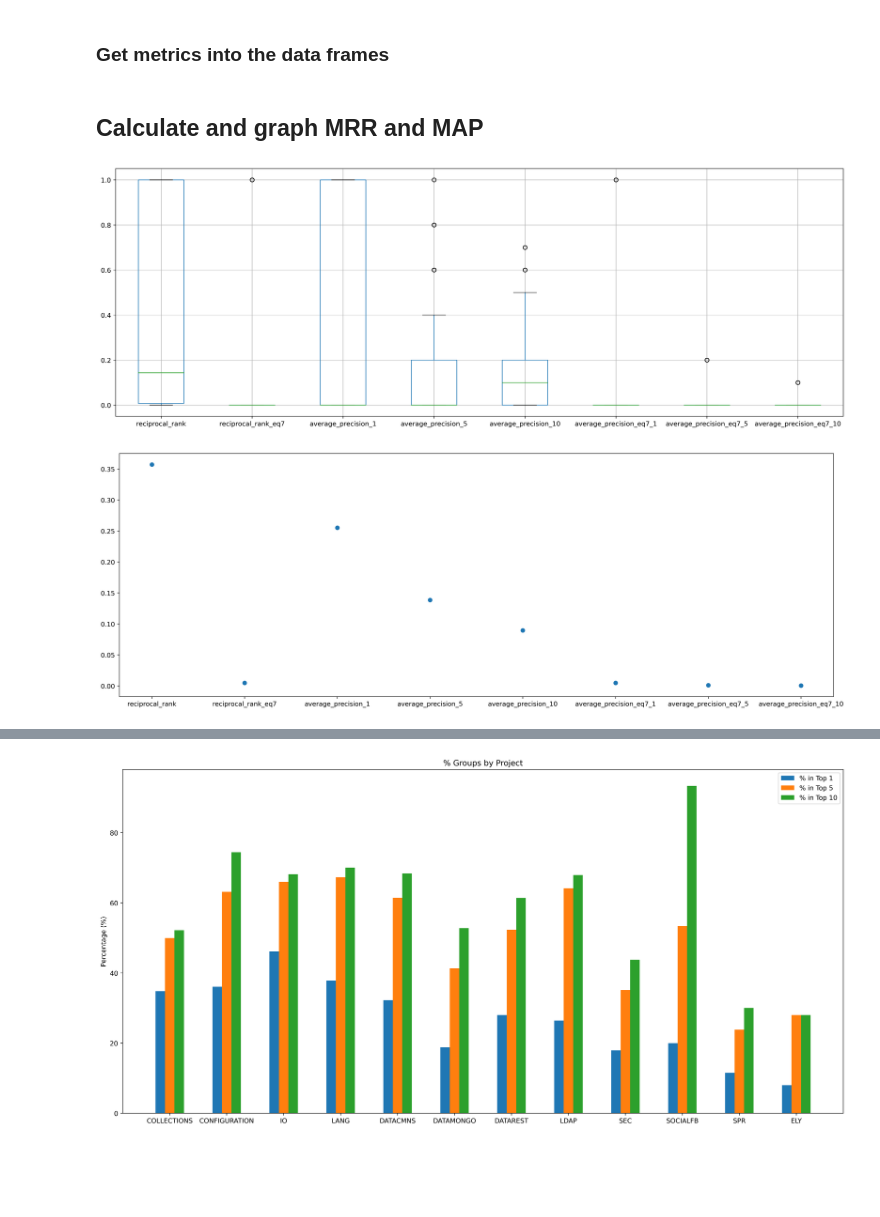
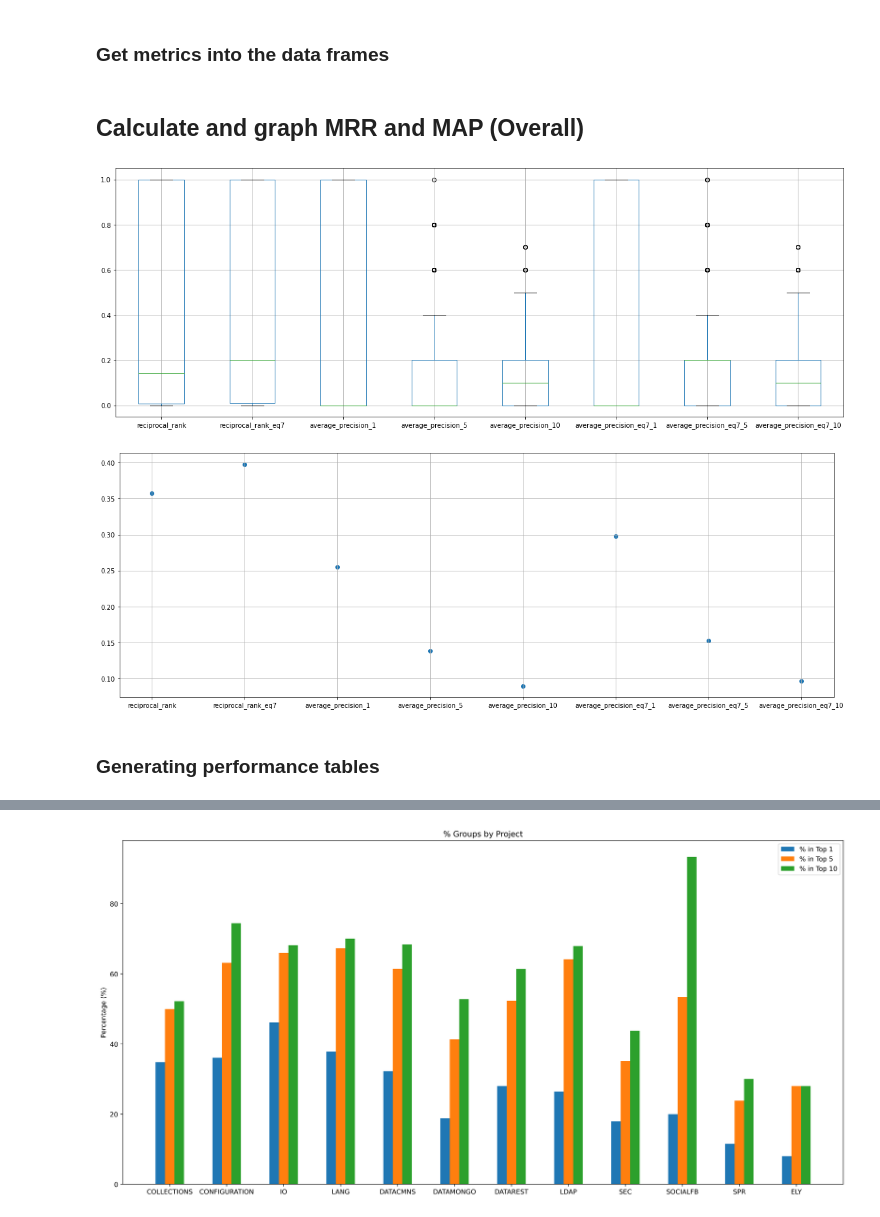
Before and after one commit to avneetgill/ensf544Project, a Jupyter notebook: Project2/Phase1/Phase1.ipynb, the cells around one changed output, grey strips where cells are left out. Saved outputs shown, nothing was run; the diff lists cells and outputs as text; code cells hidden in the pictures; blank space fills up the shorter version.

```diff
--- a/Project2/Phase1/Phase1.ipynb
+++ b/Project2/Phase1/Phase1.ipynb
@@ -243,16 +224,16 @@ def custom_min_max(arr):
 
     return result
 
-
+# calculate the similarity when using revised Vector Space Model
 def calculate_similarity_eq7(src_files, src_vect, query, num_terms):
 
-    cosSim = cosine_similarity(query, src_vect)
-
+    cosSim = cosine_similarity(query, src_vect).flatten()
     for i in range(len(cosSim)):
         cosSim[i] = cosSim[i] * num_terms[i]
 
     return cosSim
 
+# calculate the similarity when using basic cosine similarity
 def calculate_similarity(src_vect, query):
     cosSim = cosine_similarity(query, src_vect).flatten()
     return cosSim
@@ -270,7 +251,7 @@ def get_similarity(vect, src_files, src_vect, query_data, num_terms):
 # %%
 from sklearn.feature_extraction.text import TfidfVectorizer
 from sklearn.preprocessing import MinMaxScaler
-# take in the source code df for a project and a signle query return scores
+# take in the source code df for a project and a single query return scores
 
 
 def generate_scores_list(source, query):
@@ -286,9 +267,10 @@ def generate_scores_list(source, query):
     vect = TfidfVectorizer(min_df=1).fit(source['unprocessed_code'])
     src_vect = vect.transform(source['unprocessed_code'])
 
+    source['unprocessed_code']
     source_lengths = []
-    for src in src_vect:
-        source_lengths.append(src.getnnz())
+    for src in source['unprocessed_code']:
+        source_lengths.append(len(src.split()))
 
     normalized_source_length = custom_min_max(source_lengths)
 
@@ -300,7 +282,6 @@ def generate_scores_list(source, query):
         similarity, similarity_eq7 = get_similarity(vect,source['unprocessed_code'], src_vect, [q], num_terms)
         scores_list.append(similarity)
         scores_list_eq7.append(similarity_eq7)
-        # some sort of data structure (dict) to collect the queries to add it to the dataframe later
 
     return scores_list, scores_list_eq7
 
@@ -311,7 +292,7 @@ def generate_all_scores():
     all_bugs = []
     all_src = []
     # iterate through the list of 12 projects
-    i = 0;
+    i = 0
     for proj in projects:
 
         # create dataframes for each project
@@ -333,14 +314,14 @@ def generate_all_scores():
         bug_df["fix_indexes"] = get_fix_indexes(bug_df, src_df)
 
 
-        # Calculate the MAP and MRR for VSM here
+        # Calculate the AP and RR for Cosine Similarity here
         bug_df["average_precision_1"] = average_precision(bug_df,1,True)
         bug_df["average_precision_5"] = average_precision(bug_df,5,True)
         bug_df["average_precision_10"] = average_precision(bug_df,10,True)
 
         bug_df["reciprocal_rank"] = reciprocal_rank(bug_df,True)
 
-
+        # Calculate the AP and RR for rVSM here
         bug_df["average_precision_eq7_1"] = average_precision(bug_df,1,False)
         bug_df["average_precision_eq7_5"] = average_precision(bug_df,5,False)
         bug_df["average_precision_eq7_10"] = average_precision(bug_df,10,False)
@@ -372,19 +352,22 @@ bg_grouped_df = br_df.groupby(br_df.project)
 # %%
 bugs, sources = generate_all_scores()
 # %% [markdown]
-## Calculate and graph MRR and MAP
+## Calculate and graph MRR and MAP (Overall)
 # %%
 import matplotlib.pyplot as plt
 def generate_graphs(bugs):
     important_cols = ["reciprocal_rank","reciprocal_rank_eq7","average_precision_1","average_precision_5","average_precision_10","average_precision_eq7_1","average_precision_eq7_5","average_precision_eq7_10"]
     boxplot = bugs.boxplot(column=important_cols,figsize=(20,7))
     mean_list = list()
     for col in important_cols:
         mean_list.append(bugs[col].mean())
     fig, ax = plt.subplots(figsize=(20,7))
+    ax.grid()
     ax.scatter(important_cols,mean_list)
 generate_graphs(bugs)
 # %% [output]
-[figure, old version]
+[figure, new version]
-[figure, old version]
+[figure, new version]
+# %% [markdown]
+### Generating performance tables
 # %%
```
Also changed, not shown: parts of 13 cells of this notebook.
